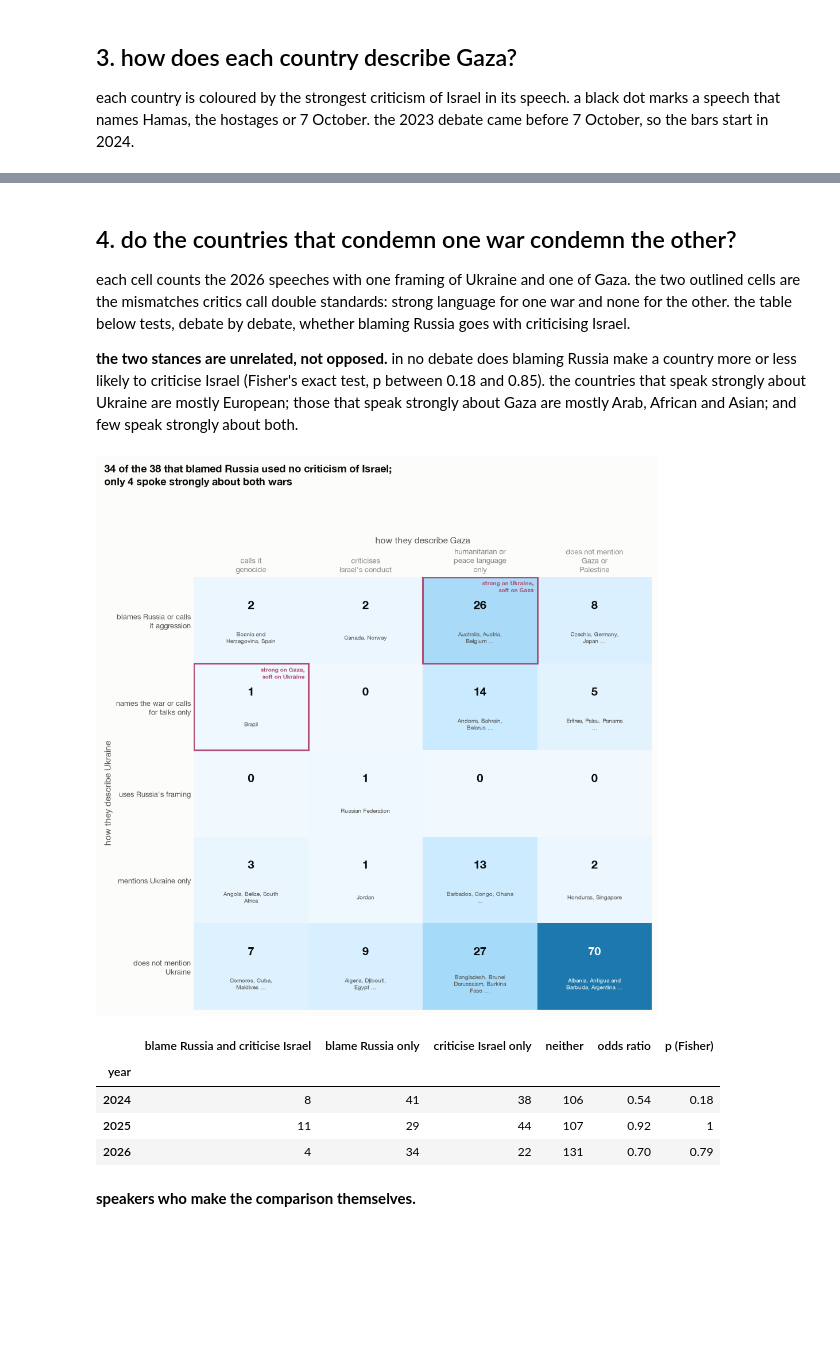
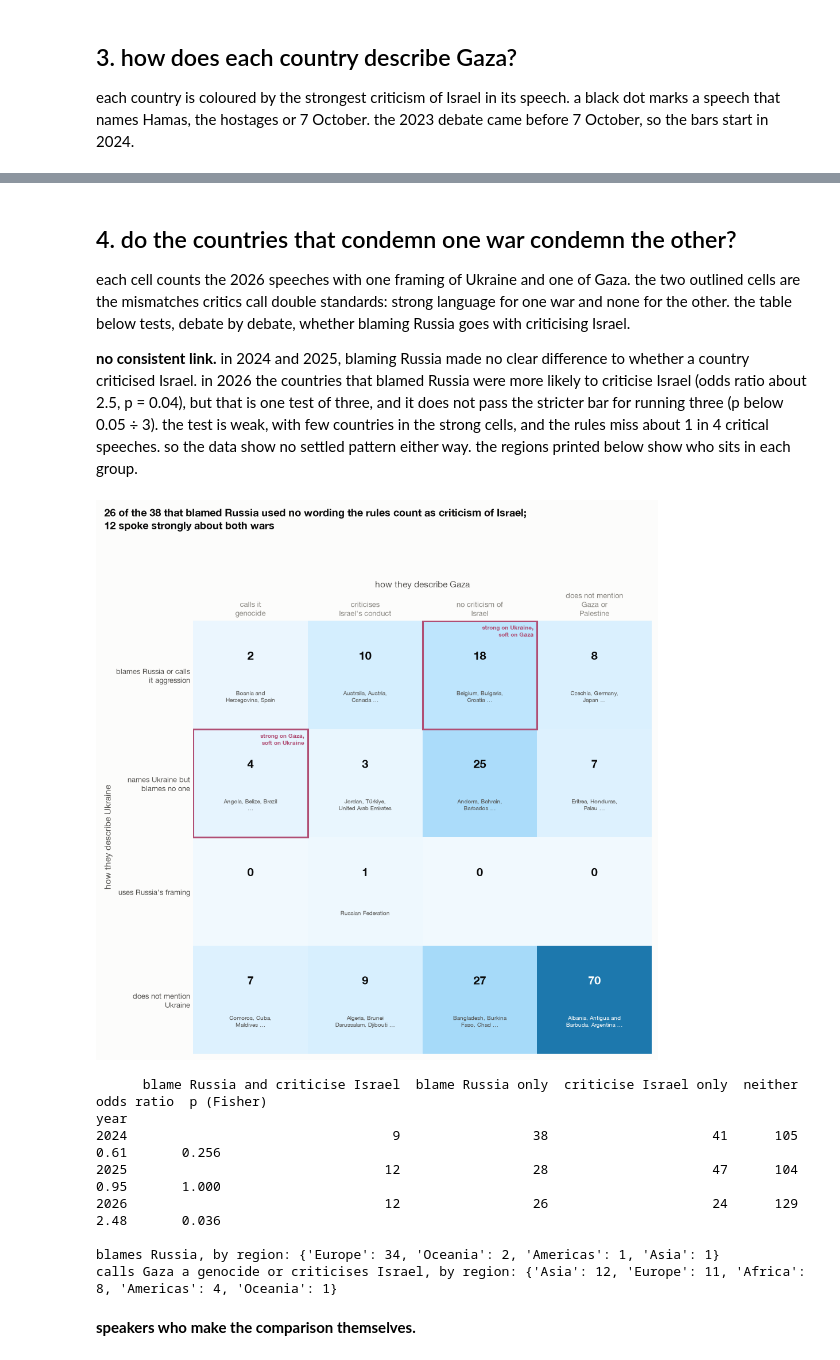
Before and after one commit to jeremychia/unga-speeches, a Jupyter notebook: notebooks/unga_2026_wars.ipynb, the cells around one changed output, grey strips where cells are left out. Drawn from its saved outputs; the diff is of its cells as text; code cells hidden in the pictures; blank space fills up the shorter version.

```diff
--- a/notebooks/unga_2026_wars.ipynb
+++ b/notebooks/unga_2026_wars.ipynb
@@ -44,13 +44,16 @@ gz = texts[texts.year >= 2024]
 gz = pd.concat([gz.reset_index(drop=True), pd.DataFrame(list(gz.english_text_clean.map(wording.gaza)))], axis=1).rename(columns={"class": "cls"})
 votes = pd.read_csv(ROOT / "reference/ukraine_votes.csv").pivot(index="iso3", columns="resolution", values="vote")
 
-# one colour per framing, the same in every chart: blue for blame, light blue for neutral wording, rose for Russia's framing
-UK = dict(zip(wording.UKRAINE_CLASSES, [BLUE_INK, "#8fcdf0", ROSE, HONEY, NOT_RAISED]))
-GZ = dict(zip(wording.GAZA_CLASSES, [ROSE_INK, "#eaa0bb", "#8fcdf0", NOT_RAISED]))  # light blue is neutral wording in both wars
 BLAMES, TALKS, RUSSIAS, MENTIONS, SILENT = wording.UKRAINE_CLASSES
-GENOCIDE, CONDUCT, HUMANITARIAN, NO_GAZA = wording.GAZA_CLASSES
+# a blind check could not separate naming the war from mentioning Ukraine in passing, so the two are shown as one
+NO_BLAME = "names Ukraine but blames no one"
+ukr["cls"] = ukr.cls.replace({TALKS: NO_BLAME, MENTIONS: NO_BLAME})
+# one colour per framing, the same in every chart: blue for blame, light blue for wording that blames no one, rose for Russia's framing
+UK = {BLAMES: BLUE_INK, NO_BLAME: "#8fcdf0", RUSSIAS: ROSE, SILENT: NOT_RAISED}
+GZ = dict(zip(wording.GAZA_CLASSES, [ROSE_INK, "#eaa0bb", "#8fcdf0", NOT_RAISED]))  # light blue is wording that blames no one, in both wars
+GENOCIDE, CONDUCT, NO_CRITICISM, NO_GAZA = wording.GAZA_CLASSES
 YEARS = [2022, 2023, 2024, 2025, 2026]
-print(pd.crosstab(ukr.cls, ukr.year).loc[wording.UKRAINE_CLASSES])
+print(pd.crosstab(ukr.cls, ukr.year).loc[list(UK)])
 print(pd.crosstab(gz.cls, gz.year).loc[wording.GAZA_CLASSES])
 
 
@@ -186,7 +188,7 @@ plt.tight_layout(); show(fig, "w2_ukraine_flows")
 went = pd.Series({iso: cls_in[2026][iso] for iso in blamed22}).value_counts().reindex(ORDER, fill_value=0)
 print("the 2022 blamers in 2026:", went[went > 0].to_dict(), "\n")
 names = ukr.drop_duplicates("iso3").set_index("iso3").delegation
-for c in [TALKS, MENTIONS, SILENT]:
+for c in [NO_BLAME, SILENT]:
     who = sorted(names[iso] for iso in blamed22 if cls_in[2026][iso] == c)
     print(textwrap.fill(f"{c} in 2026 ({len(who)}): " + ", ".join(who), 120), "\n")
 # %% [output]
@@ -270,11 +271,11 @@ CALLS IT GENOCIDE (14)
 
 each cell counts the 2026 speeches with one framing of Ukraine and one of Gaza. the two outlined cells are the mismatches critics call double standards: strong language for one war and none for the other. the table below tests, debate by debate, whether blaming Russia goes with criticising Israel.
 
-**the two stances are unrelated, not opposed.** in no debate does blaming Russia make a country more or less likely to criticise Israel (Fisher's exact test, p between 0.18 and 0.85). the countries that speak strongly about Ukraine are mostly European; those that speak strongly about Gaza are mostly Arab, African and Asian; and few speak strongly about both.
+**no consistent link.** in 2024 and 2025, blaming Russia made no clear difference to whether a country criticised Israel. in 2026 the countries that blamed Russia were more likely to criticise Israel (odds ratio about 2.5, p = 0.04), but that is one test of three, and it does not pass the stricter bar for running three (p below 0.05 ÷ 3). the test is weak, with few countries in the strong cells, and the rules miss about 1 in 4 critical speeches. so the data show no settled pattern either way. the regions printed below show who sits in each group.
 # %%
 both = ukr[["year", "iso3", "delegation", "cls"]].merge(gz[["year", "iso3", "cls", "hamas"]], on=["year", "iso3"], suffixes=("_ukr", "_gaza"))
 b26 = both[(both.year == 2026) & both.iso3.isin(STATES)]
-rows, cols = list(UK)[:4] + [SILENT], list(GZ)
+rows, cols = list(UK), list(GZ)
 grid = pd.crosstab(b26.cls_ukr, b26.cls_gaza).reindex(index=rows, columns=cols, fill_value=0)
 
 fig, ax = plt.subplots(figsize=SQUARE)
@@ -284,42 +285,51 @@ for i, r in enumerate(rows):
     for j, c in enumerate(cols):
         who = sorted(short(n) for n in b26[(b26.cls_ukr == r) & (b26.cls_gaza == c)].delegation)
         n = grid.at[r, c]
         dark = n > grid.values.max() * 0.6
         ax.text(j, i - 0.18, str(n), ha="center", va="center", fontsize=13, fontweight="bold", color=SURFACE if dark else INK)
         if n:
             ax.text(j, i + 0.2, textwrap.fill(", ".join(who[:3]) + (" …" if n > 3 else ""), 22), ha="center", va="center", fontsize=6.5,
                     color=SURFACE if dark else INK_2)
 for (i, j), label in {(0, 2): "strong on Ukraine,\nsoft on Gaza", (1, 0): "strong on Gaza,\nsoft on Ukraine"}.items():
     ax.add_patch(Rectangle((j - .5, i - .5), 1, 1, fill=False, edgecolor=ROSE_INK, lw=2))
     ax.text(j + .47, i - .47, label, ha="right", va="top", fontsize=6.5, color=ROSE_INK, fontweight="bold")
 ax.set_yticks(range(len(rows)), [textwrap.fill(r, 22) for r in rows], fontsize=8.5)
 ax.set_xticks(range(len(cols)), [textwrap.fill(c, 16) for c in cols], fontsize=8.5)
 ax.xaxis.tick_top(); ax.tick_params(length=0)
 ax.set_ylabel("how they describe Ukraine"); ax.set_xlabel("how they describe Gaza"); ax.xaxis.set_label_position("top")
 for s in ax.spines.values():
     s.set_visible(False)
 strong_ukr = grid.loc[BLAMES].sum()
-soft_gaza = grid.at[BLAMES, HUMANITARIAN] + grid.at[BLAMES, NO_GAZA]
-fig.suptitle(f"{soft_gaza} of the {strong_ukr} that blamed Russia used no criticism of Israel;\nonly {grid.loc[BLAMES, [GENOCIDE, CONDUCT]].sum()} spoke strongly about both wars",
+soft_gaza = grid.at[BLAMES, NO_CRITICISM] + grid.at[BLAMES, NO_GAZA]
+fig.suptitle(f"{soft_gaza} of the {strong_ukr} that blamed Russia used no wording the rules count as criticism of Israel;\n"
+             f"{grid.loc[BLAMES, [GENOCIDE, CONDUCT]].sum()} spoke strongly about both wars",
              x=0.02, ha="left", fontweight="bold", fontsize=12)
 plt.tight_layout(rect=(0, 0, 1, 0.93)); show(fig, "w4_both_wars")
 
 # is blaming russia linked to criticising israel? one 2x2 test per debate since the war in Gaza began
 tests = []
 for y in (2024, 2025, 2026):
     d = both[(both.year == y) & both.iso3.isin(STATES)]
     t = pd.crosstab(d.cls_ukr == BLAMES, d.cls_gaza.isin([GENOCIDE, CONDUCT])).reindex(index=[True, False], columns=[True, False], fill_value=0)
     odds, p = stats.fisher_exact(t.values)
     tests.append({"year": y, "blame Russia and criticise Israel": t.at[True, True], "blame Russia only": t.at[True, False],
                   "criticise Israel only": t.at[False, True], "neither": t.at[False, False], "odds ratio": odds, "p (Fisher)": p})
-pd.DataFrame(tests).set_index("year").style.format({"odds ratio": "{:.2f}", "p (Fisher)": "{:.2g}"})
+print(pd.DataFrame(tests).set_index("year").round({"odds ratio": 2, "p (Fisher)": 3}).to_string(), "\n")
+
+# who sits where in 2026, by UN region
+b26 = b26.assign(region=b26.iso3.map(REGION))
+print("blames Russia, by region:", b26[b26.cls_ukr == BLAMES].region.value_counts().to_dict())
+print("calls Gaza a genocide or criticises Israel, by region:", b26[b26.cls_gaza.isin([GENOCIDE, CONDUCT])].region.value_counts().to_dict())
 # %% [output]
-[figure, old version]
+[figure, new version]
-|  | blame Russia and criticise Israel | blame Russia only | criticise Israel only | neither | odds ratio | p (Fisher) |
-| year |  |  |  |  |  |  |
-| 2024 | 8 | 41 | 38 | 106 | 0.54 | 0.18 |
-| 2025 | 11 | 29 | 44 | 107 | 0.92 | 1 |
-| 2026 | 4 | 34 | 22 | 131 | 0.70 | 0.79 |
+      blame Russia and criticise Israel  blame Russia only  criticise Israel only  neither  odds ratio  p (Fisher)
+year
+2024                                  9                 38                     41      105        0.61       0.256
+2025                                 12                 28                     47      104        0.95       1.000
+2026                                 12                 26                     24      129        2.48       0.036
+
+blames Russia, by region: {'Europe': 34, 'Oceania': 2, 'Americas': 1, 'Asia': 1}
+calls Gaza a genocide or criticises Israel, by region: {'Asia': 12, 'Europe': 11, 'Africa': 8, 'Americas': 4, 'Oceania': 1}
 # %% [markdown]
 **speakers who make the comparison themselves.**
 # %%
```
Also changed, not shown: parts of 13 cells of this notebook, 4 other files.
